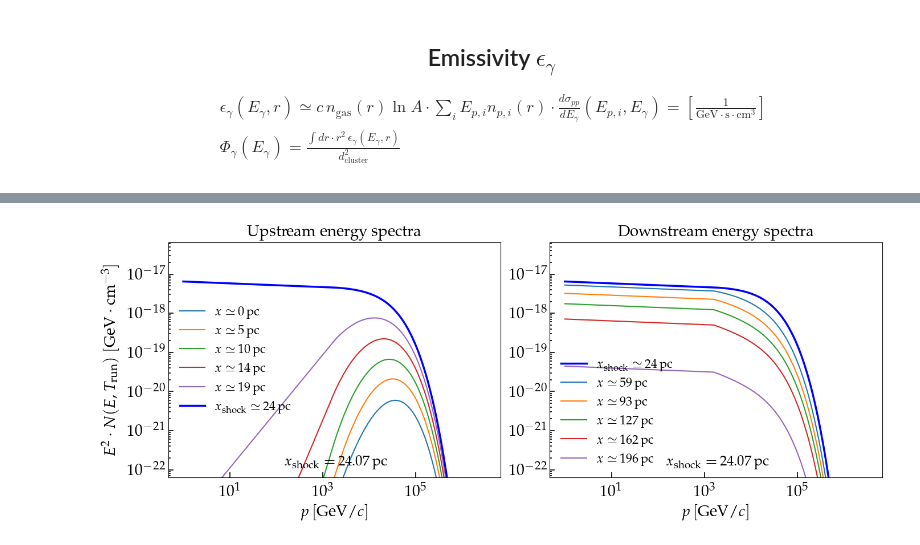
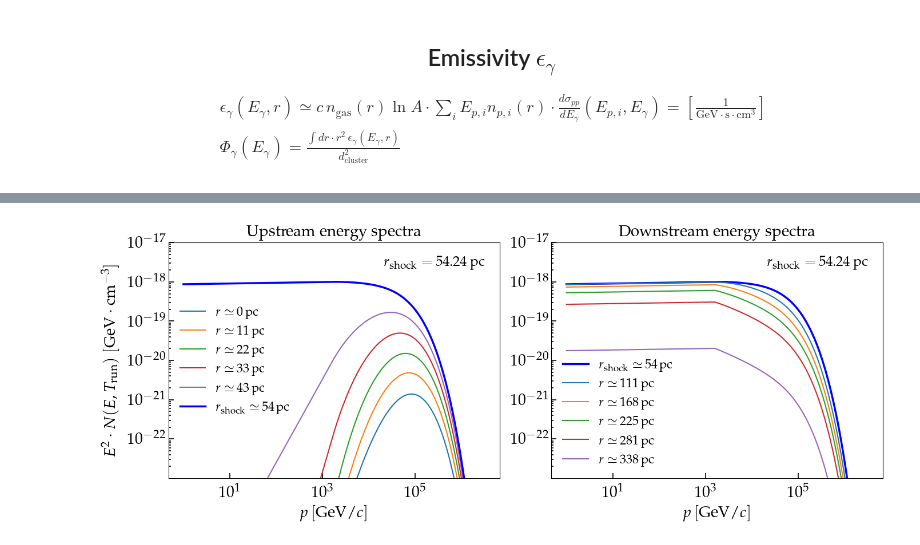
Before and after one commit to ottaviofornieri/StellarClusters, a Jupyter notebook: GitHub_Transport_Radau5Spherical_NonUniformGrid_NonSymmetricShock.ipynb, the cells around one changed output, grey strips where cells are left out. Saved outputs shown, nothing was run; the diff lists cells and outputs as text; code cells hidden in the pictures.

```diff
--- a/GitHub_Transport_Radau5Spherical_NonUniformGrid_NonSymmetricShock.ipynb
+++ b/GitHub_Transport_Radau5Spherical_NonUniformGrid_NonSymmetricShock.ipynb
@@ -169,7 +169,7 @@ $$
 # %%
 ## Paramters of the problem ##
 
-n_ISM = 15.                               # density between the termination shock (TS) and the forward shock (FS), in [cm^{-3}]
+n_ISM = 1.                               # density between the termination shock (TS) and the forward shock (FS), in [cm^{-3}]
 M_dot = 1.e-4                             # mass-loss rate, in [M_sun yr^{-1}]
 v_0 = 3000.                               # wind velocity at the TS, in [km s^{-1}]
 eta_B = 0.1                               # conversion effiency into turbulent B
@@ -1812,9 +1832,9 @@ plot_cosmetics_multi()
 for ix in range(len(loc_spectrum)):
     if loc_spectrum[ix] <= shock_location:
         if abs(loc_spectrum[ix] - shock_location) <= 1.e-2:
-            plt.loglog(p_grid[:], (p_grid[:] / p_grid[0])**propagated_slope_fit * sol[-1, indx_spectrum[ix], :], ls='-', lw=2.5, color='blue', label='$x_{\mathrm{shock}} \simeq \,$' + str( round(loc_spectrum[ix]*L_ref) ) + '$\, \mathrm{pc}$')
+            plt.loglog(p_grid[:], (p_grid[:] / p_grid[0])**propagated_slope_fit * sol[-1, indx_spectrum[ix], :], ls='-', lw=2.5, color='blue', label='$r_{\mathrm{shock}} \simeq \,$' + str( round(loc_spectrum[ix]*L_ref) ) + '$\, \mathrm{pc}$')
         else:
-            plt.loglog(p_grid[:], (p_grid[:] / p_grid[0])**propagated_slope_fit * sol[-1, indx_spectrum[ix], :], ls='-', lw=1.5, label='$x \simeq \,$' + str( round(loc_spectrum[ix]*L_ref) ) + '$\, \mathrm{pc}$')
+            plt.loglog(p_grid[:], (p_grid[:] / p_grid[0])**propagated_slope_fit * sol[-1, indx_spectrum[ix], :], ls='-', lw=1.5, label='$r \simeq \,$' + str( round(loc_spectrum[ix]*L_ref) ) + '$\, \mathrm{pc}$')
 
 
 plt.xlim(p_grid[indx_p_inj])
@@ -1823,7 +1843,7 @@ plt.title('Upstream spectra', fontsize=20, pad=8)
 plt.xlabel('$p \, [\mathrm{GeV}/c]$', fontsize=20)
 plt.ylabel('$p^s \cdot f(p,T_{\mathrm{run}})$', fontsize=20)
 plt.text(0.35, 0.15, '$s = \,$' + str("{:.2f}".format(propagated_slope_fit)), fontsize=18, transform = plt.gca().transAxes)
-plt.text(0.35, 0.05, '$x_{\mathrm{shock}} = \,$' + str("{:.2f}".format(shock_location*L_ref)) + '$\, \mathrm{pc}$', fontsize=18, transform = plt.gca().transAxes)
+plt.text(0.35, 0.05, '$r_{\mathrm{shock}} = \,$' + str("{:.2f}".format(shock_location*L_ref)) + '$\, \mathrm{pc}$', fontsize=18, transform = plt.gca().transAxes)
 plt.legend(fontsize=16, frameon=False)
 
 
@@ -1833,9 +1853,9 @@ plot_cosmetics_multi()
 for ix in range(len(loc_spectrum)):
     if loc_spectrum[ix] >= shock_location:
         if abs(loc_spectrum[ix] - shock_location) <= 1.e-2:
-            plt.loglog(p_grid[:], (p_grid[:] / p_grid[0])**propagated_slope_fit * sol[-1, indx_spectrum[ix], :], ls='-', lw=2.5, color='blue', label='$x_{\mathrm{shock}} \simeq \,$' + str( round(loc_spectrum[ix]*L_ref) ) + '$\, \mathrm{pc}$')
+            plt.loglog(p_grid[:], (p_grid[:] / p_grid[0])**propagated_slope_fit * sol[-1, indx_spectrum[ix], :], ls='-', lw=2.5, color='blue', label='$r_{\mathrm{shock}} \simeq \,$' + str( round(loc_spectrum[ix]*L_ref) ) + '$\, \mathrm{pc}$')
         else:
-            plt.loglog(p_grid[:], (p_grid[:] / p_grid[0])**propagated_slope_fit * sol[-1, indx_spectrum[ix], :], ls='-', lw=1.5, label='$x \simeq \,$' + str( round(loc_spectrum[ix]*L_ref) ) + '$\, \mathrm{pc}$')
+            plt.loglog(p_grid[:], (p_grid[:] / p_grid[0])**propagated_slope_fit * sol[-1, indx_spectrum[ix], :], ls='-', lw=1.5, label='$r \simeq \,$' + str( round(loc_spectrum[ix]*L_ref) ) + '$\, \mathrm{pc}$')
 
 
 plt.xlim(p_grid[indx_p_inj])
@@ -1844,7 +1864,7 @@ plt.title('Downstream spectra', fontsize=20, pad=8)
 plt.xlabel('$p \, [\mathrm{GeV}/c]$', fontsize=20)
 #plt.ylabel('$p^s \cdot f(p,T_{\mathrm{run}})$', fontsize=20)
 plt.text(0.35, 0.15, '$s = \,$' + str("{:.2f}".format(propagated_slope_fit)), fontsize=18, transform = plt.gca().transAxes)
-plt.text(0.35, 0.05, '$x_{\mathrm{shock}} = \,$' + str("{:.2f}".format(shock_location*L_ref)) + '$\, \mathrm{pc}$', fontsize=18, transform = plt.gca().transAxes)
+plt.text(0.35, 0.05, '$r_{\mathrm{shock}} = \,$' + str("{:.2f}".format(shock_location*L_ref)) + '$\, \mathrm{pc}$', fontsize=18, transform = plt.gca().transAxes)
 plt.legend(fontsize=16, frameon=False)
 plt.tight_layout()
 
@@ -2140,9 +2160,9 @@ plot_cosmetics_multi()
 for ix in range(len(loc_spectrum)):
     if loc_spectrum[ix] <= shock_location:
         if abs(loc_spectrum[ix] - shock_location) <= 1.e-2:
-            plt.loglog(p_array_integral_tot[:], (p_array_integral_tot[:] / p_grid[0])**2. * n_p[indx_spectrum[ix], :], ls='-', lw=2.5, color='blue', label='$x_{\mathrm{shock}} \simeq \,$' + str( round(loc_spectrum[ix]*L_ref) ) + '$\, \mathrm{pc}$')
+            plt.loglog(p_array_integral_tot[:], (p_array_integral_tot[:] / p_grid[0])**2. * n_p[indx_spectrum[ix], :], ls='-', lw=2.5, color='blue', label='$r_{\mathrm{shock}} \simeq \,$' + str( round(loc_spectrum[ix]*L_ref) ) + '$\, \mathrm{pc}$')
         else:
-            plt.loglog(p_array_integral_tot[:], (p_array_integral_tot[:] / p_grid[0])**2. * n_p[indx_spectrum[ix], :], ls='-', lw=1.5, label='$x \simeq \,$' + str( round(loc_spectrum[ix]*L_ref) ) + '$\, \mathrm{pc}$')
+            plt.loglog(p_array_integral_tot[:], (p_array_integral_tot[:] / p_grid[0])**2. * n_p[indx_spectrum[ix], :], ls='-', lw=1.5, label='$r \simeq \,$' + str( round(loc_spectrum[ix]*L_ref) ) + '$\, \mathrm{pc}$')
 
 
 
@@ -2150,7 +2170,7 @@ plt.ylim(np.max((p_array_integral_tot[:] / p_grid[0])**2 * n_p[:, :]) / 1.e5, np
 plt.title('Upstream energy spectra', fontsize=20, pad=8)
 plt.xlabel('$p \, [\mathrm{GeV}/c]$', fontsize=20)
 plt.ylabel('$E^2 \cdot N(E,T_{\mathrm{run}}) \; [\mathrm{GeV \cdot cm^{-3}}]$', fontsize=20)
-plt.text(0.35, 0.05, '$x_{\mathrm{shock}} = \,$' + str("{:.2f}".format(shock_location*L_ref)) + '$\, \mathrm{pc}$', fontsize=18, transform = plt.gca().transAxes)
+plt.text(0.65, 0.9, '$r_{\mathrm{shock}} = \,$' + str("{:.2f}".format(shock_location*L_ref)) + '$\, \mathrm{pc}$', fontsize=18, transform = plt.gca().transAxes)
 plt.legend(fontsize=16, frameon=False)
 
 
@@ -2160,9 +2180,9 @@ plot_cosmetics_multi()
 for ix in range(len(loc_spectrum)):
     if loc_spectrum[ix] >= shock_location:
         if abs(loc_spectrum[ix] - shock_location) <= 1.e-2:
-            plt.loglog(p_array_integral_tot[:], (p_array_integral_tot[:] / p_grid[0])**2. * n_p[indx_spectrum[ix], :], ls='-', lw=2.5, color='blue', label='$x_{\mathrm{shock}} \simeq \,$' + str( round(loc_spectrum[ix]*L_ref) ) + '$\, \mathrm{pc}$')
+            plt.loglog(p_array_integral_tot[:], (p_array_integral_tot[:] / p_grid[0])**2. * n_p[indx_spectrum[ix], :], ls='-', lw=2.5, color='blue', label='$r_{\mathrm{shock}} \simeq \,$' + str( round(loc_spectrum[ix]*L_ref) ) + '$\, \mathrm{pc}$')
         else:
-            plt.loglog(p_array_integral_tot[:], (p_array_integral_tot[:] / p_grid[0])**2. * n_p[indx_spectrum[ix], :], ls='-', lw=1.5, label='$x \simeq \,$' + str( round(loc_spectrum[ix]*L_ref) ) + '$\, \mathrm{pc}$')
+            plt.loglog(p_array_integral_tot[:], (p_array_integral_tot[:] / p_grid[0])**2. * n_p[indx_spectrum[ix], :], ls='-', lw=1.5, label='$r \simeq \,$' + str( round(loc_spectrum[ix]*L_ref) ) + '$\, \mathrm{pc}$')
 
 
 
@@ -2170,7 +2190,7 @@ plt.ylim(np.max((p_array_integral_tot[:] / p_grid[0])**2 * n_p[:, :]) / 1.e5, np
 plt.title('Downstream energy spectra', fontsize=20, pad=8)
 plt.xlabel('$p \, [\mathrm{GeV}/c]$', fontsize=20)
 #plt.ylabel('$E^2 \cdot N(E,T_{\mathrm{run}}) \; [\mathrm{GeV \cdot cm^{-3}}]$', fontsize=20)
-plt.text(0.35, 0.05, '$x_{\mathrm{shock}} = \,$' + str("{:.2f}".format(shock_location*L_ref)) + '$\, \mathrm{pc}$', fontsize=18, transform = plt.gca().transAxes)
+plt.text(0.65, 0.9, '$r_{\mathrm{shock}} = \,$' + str("{:.2f}".format(shock_location*L_ref)) + '$\, \mathrm{pc}$', fontsize=18, transform = plt.gca().transAxes)
 plt.legend(fontsize=16, frameon=False)
 plt.tight_layout()
 
@@ -2201,4 +2221,4 @@ It took 7.043852999999672 seconds
-[figure, old version]
+[figure, new version]
 # %%
 from numbers_parser import Document
 
```
Also changed, not shown: parts of 18 cells of this notebook, 50 other files.
